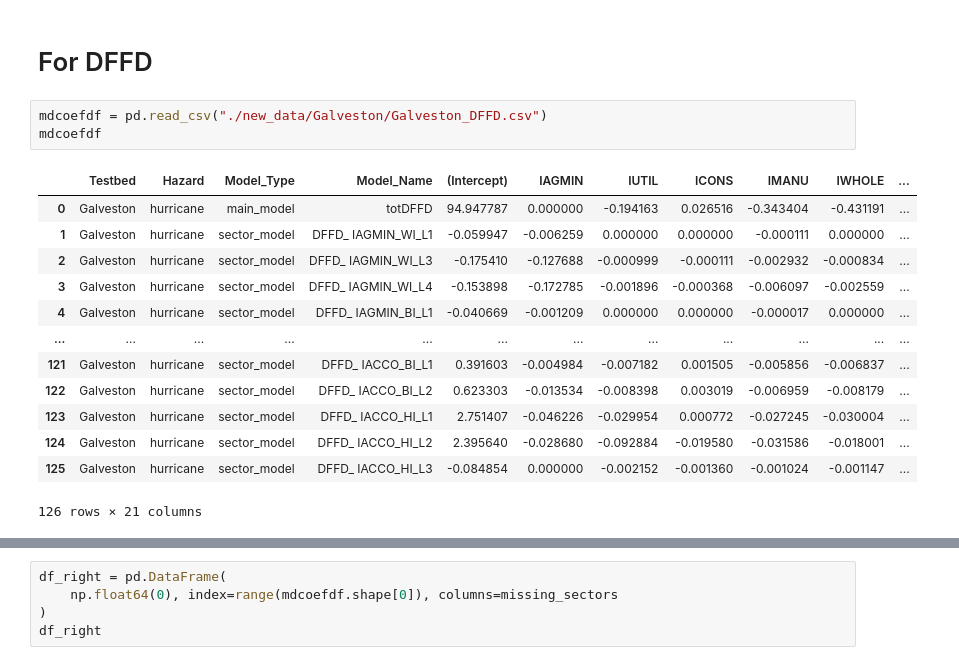
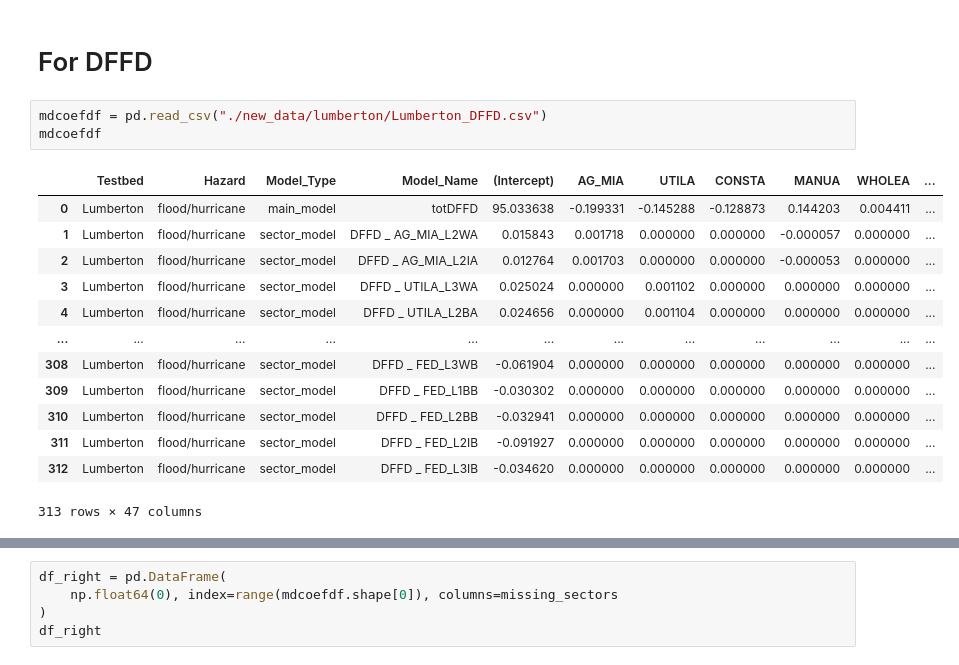
Before and after one commit to IN-CORE/dev-scripts, a Jupyter notebook: utils/pyincore_utils/ml_cgec_coeff_correction.ipynb, the cells around one changed output, grey strips where cells are left out. Cells and saved outputs as stored; diff of their text form.

```diff
--- a/utils/pyincore_utils/ml_cgec_coeff_correction.ipynb
+++ b/utils/pyincore_utils/ml_cgec_coeff_correction.ipynb
@@ -586,19 +583,19 @@ final_df.to_csv("./new_data/Galveston/updated_coeff/MIGT_coefficients.csv", inde
 # %% [markdown]
 # For DFFD
 # %%
-mdcoefdf = pd.read_csv("./new_data/Galveston/Galveston_DFFD.csv")
+mdcoefdf = pd.read_csv("./new_data/lumberton/Lumberton_DFFD.csv")
 mdcoefdf
 # %% [output]
-|  | Testbed | Hazard | Model_Type | Model_Name | (Intercept) | IAGMIN | IUTIL | ICONS | IMANU | IWHOLE | ... |
-| 0 | Galveston | hurricane | main_model | totDFFD | 94.947787 | 0.000000 | -0.194163 | 0.026516 | -0.343404 | -0.431191 | ... |
-| 1 | Galveston | hurricane | sector_model | DFFD_ IAGMIN_WI_L1 | -0.059947 | -0.006259 | 0.000000 | 0.000000 | -0.000111 | 0.000000 | ... |
-| 2 | Galveston | hurricane | sector_model | DFFD_ IAGMIN_WI_L3 | -0.175410 | -0.127688 | -0.000999 | -0.000111 | -0.002932 | -0.000834 | ... |
-| 3 | Galveston | hurricane | sector_model | DFFD_ IAGMIN_WI_L4 | -0.153898 | -0.172785 | -0.001896 | -0.000368 | -0.006097 | -0.002559 | ... |
-| 4 | Galveston | hurricane | sector_model | DFFD_ IAGMIN_BI_L1 | -0.040669 | -0.001209 | 0.000000 | 0.000000 | -0.000017 | 0.000000 | ... |
+|  | Testbed | Hazard | Model_Type | Model_Name | (Intercept) | AG_MIA | UTILA | CONSTA | MANUA | WHOLEA | ... |
+| 0 | Lumberton | flood/hurricane | main_model | totDFFD | 95.033638 | -0.199331 | -0.145288 | -0.128873 | 0.144203 | 0.004411 | ... |
+| 1 | Lumberton | flood/hurricane | sector_model | DFFD _ AG_MIA_L2WA | 0.015843 | 0.001718 | 0.000000 | 0.000000 | -0.000057 | 0.000000 | ... |
+| 2 | Lumberton | flood/hurricane | sector_model | DFFD _ AG_MIA_L2IA | 0.012764 | 0.001703 | 0.000000 | 0.000000 | -0.000053 | 0.000000 | ... |
+| 3 | Lumberton | flood/hurricane | sector_model | DFFD _ UTILA_L3WA | 0.025024 | 0.000000 | 0.001102 | 0.000000 | 0.000000 | 0.000000 | ... |
+| 4 | Lumberton | flood/hurricane | sector_model | DFFD _ UTILA_L2BA | 0.024656 | 0.000000 | 0.001104 | 0.000000 | 0.000000 | 0.000000 | ... |
 | ... | ... | ... | ... | ... | ... | ... | ... | ... | ... | ... | ... |
-| 121 | Galveston | hurricane | sector_model | DFFD_ IACCO_BI_L1 | 0.391603 | -0.004984 | -0.007182 | 0.001505 | -0.005856 | -0.006837 | ... |
-| 122 | Galveston | hurricane | sector_model | DFFD_ IACCO_BI_L2 | 0.623303 | -0.013534 | -0.008398 | 0.003019 | -0.006959 | -0.008179 | ... |
-| 123 | Galveston | hurricane | sector_model | DFFD_ IACCO_HI_L1 | 2.751407 | -0.046226 | -0.029954 | 0.000772 | -0.027245 | -0.030004 | ... |
-| 124 | Galveston | hurricane | sector_model | DFFD_ IACCO_HI_L2 | 2.395640 | -0.028680 | -0.092884 | -0.019580 | -0.031586 | -0.018001 | ... |
-| 125 | Galveston | hurricane | sector_model | DFFD_ IACCO_HI_L3 | -0.084854 | 0.000000 | -0.002152 | -0.001360 | -0.001024 | -0.001147 | ... |
+| 308 | Lumberton | flood/hurricane | sector_model | DFFD _ FED_L3WB | -0.061904 | 0.000000 | 0.000000 | 0.000000 | 0.000000 | 0.000000 | ... |
+| 309 | Lumberton | flood/hurricane | sector_model | DFFD _ FED_L1BB | -0.030302 | 0.000000 | 0.000000 | 0.000000 | 0.000000 | 0.000000 | ... |
+| 310 | Lumberton | flood/hurricane | sector_model | DFFD _ FED_L2BB | -0.032941 | 0.000000 | 0.000000 | 0.000000 | 0.000000 | 0.000000 | ... |
+| 311 | Lumberton | flood/hurricane | sector_model | DFFD _ FED_L2IB | -0.091927 | 0.000000 | 0.000000 | 0.000000 | 0.000000 | 0.000000 | ... |
+| 312 | Lumberton | flood/hurricane | sector_model | DFFD _ FED_L3IB | -0.034620 | 0.000000 | 0.000000 | 0.000000 | 0.000000 | 0.000000 | ... |
-126 rows × 21 columns
+313 rows × 47 columns
```
Also changed, not shown: parts of 9 cells of this notebook.
